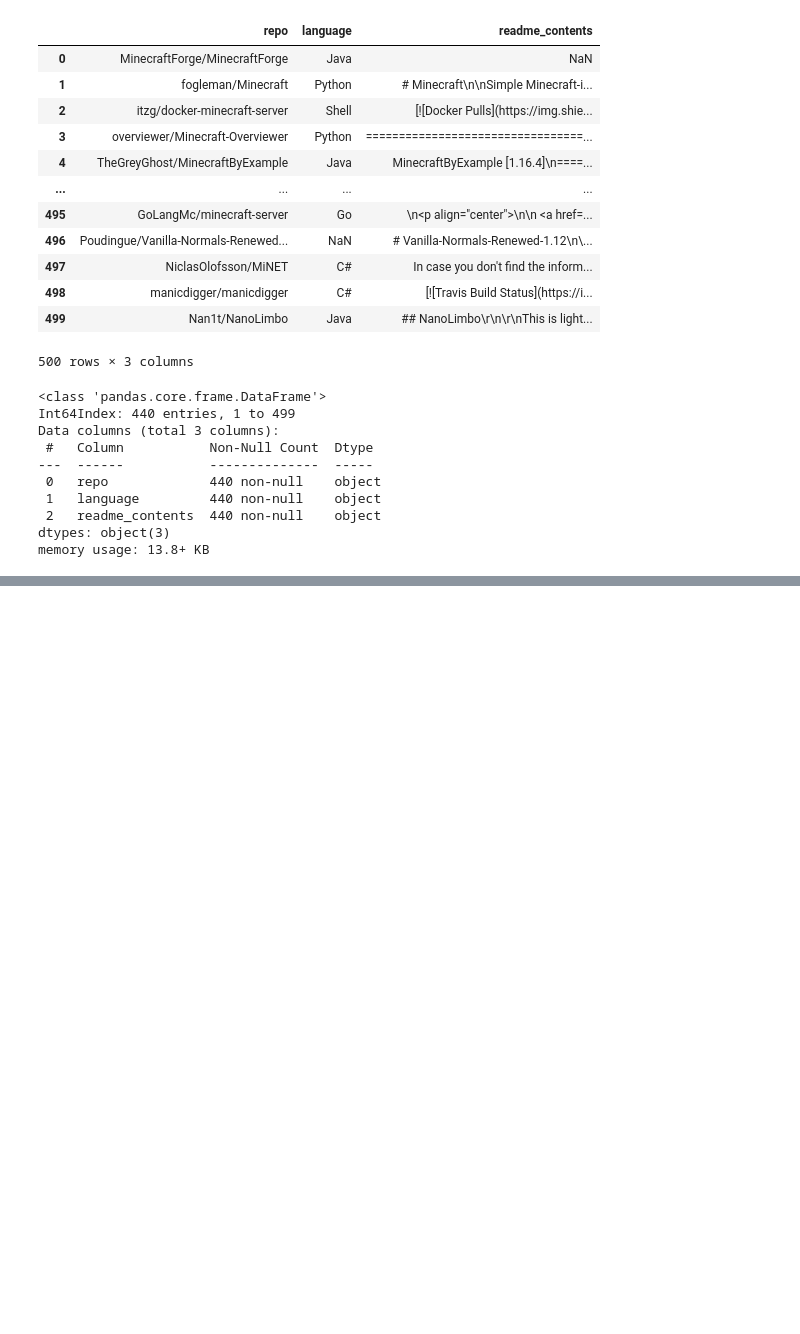
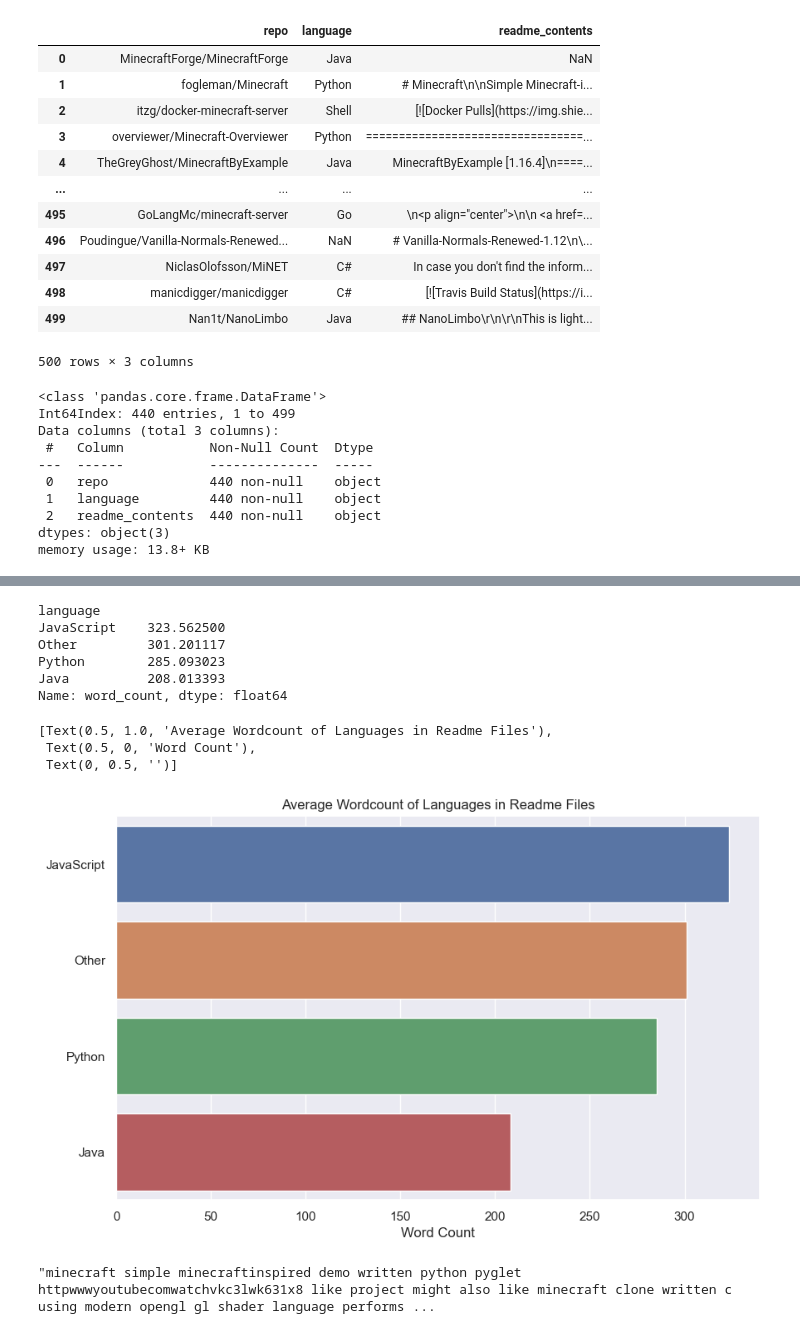
Before and after one commit to Doubtable-Steves-Linguistics/MinecraftNLP, a Jupyter notebook: cristina-project-notebook.ipynb, the cells around one changed output, grey strips where cells are left out. Saved outputs shown, nothing was run; the diff lists cells and outputs as text; code cells hidden in the pictures; blank space fills up the shorter version.

Commit message:
updated project notebook

```diff
--- a/cristina-project-notebook.ipynb
+++ b/cristina-project-notebook.ipynb
@@ -737,0 +771,17 @@ df
+# %%
+def split_minecraft_data(df):
+    '''
+    This function performs split on minecraft repo data, stratified on language.
+    Returns train, validate, and test dfs.
+    '''
+    train_validate, test = train_test_split(df, test_size=.2,
+                                        random_state=123,
+                                        stratify=df.language)
+    train, validate = train_test_split(train_validate, test_size=.3,
+                                   random_state=123,
+                                   stratify=train_validate.language)
+    return train, validate, test
+
+#call it with: train, validate, test = split_minecraft_data(df)
+# %%
+train, validate, test = split_minecraft_data(df)
@@ -737,0 +823,2 @@ df
+# %%
+train['word_count'] = df.lemmatized.str.split().apply(len)
@@ -737,0 +834,24 @@ df
+# %%
+language_wordcount = train.groupby('language').word_count.mean().sort_values(ascending=False)
+language_wordcount
+# %% [output]
+language
+JavaScript    323.562500
+Other         301.201117
+Python        285.093023
+Java          208.013393
+Name: word_count, dtype: float64
+# %%
+ax = sns.barplot(x=language_wordcount.values,
+                 y=language_wordcount.index)
+ax.set(title='Average Wordcount of Languages in Readme Files', xlabel='Word Count',
+      ylabel='')
+# %% [output]
+[Text(0.5, 1.0, 'Average Wordcount of Languages in Readme Files'),
+ Text(0.5, 0, 'Word Count'),
+ Text(0, 0.5, '')]
+[figure, added]
+# %%
+train['lemmatized'][1]
+# %% [output]
+"minecraft simple minecraftinspired demo written python pyglet httpwwwyoutubecomwatchvkc3lwk631x8 like project might also like minecraft clone written c using modern opengl gl shader language performs ...
```
Also changed, not shown: parts of 85 cells of this notebook.
